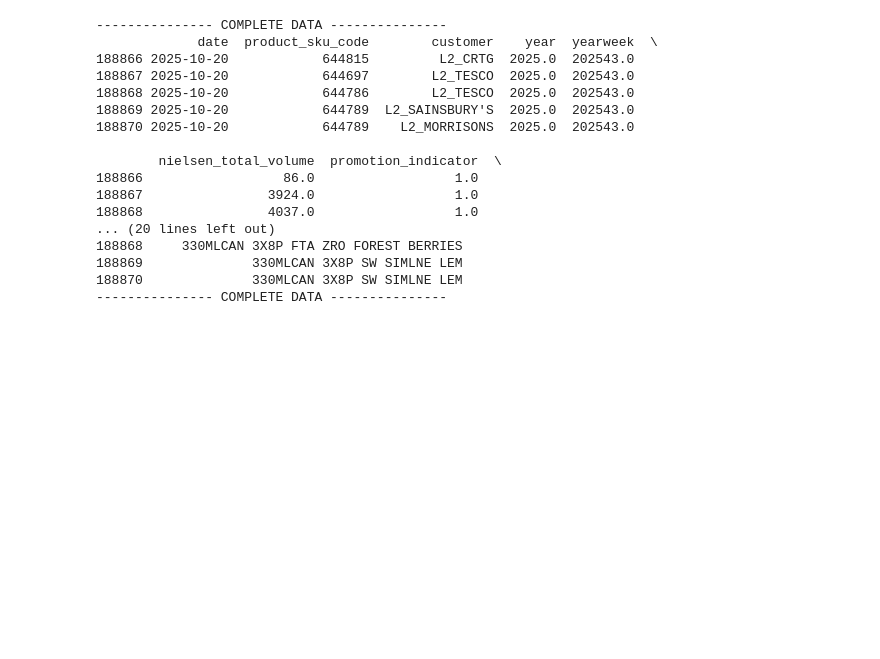
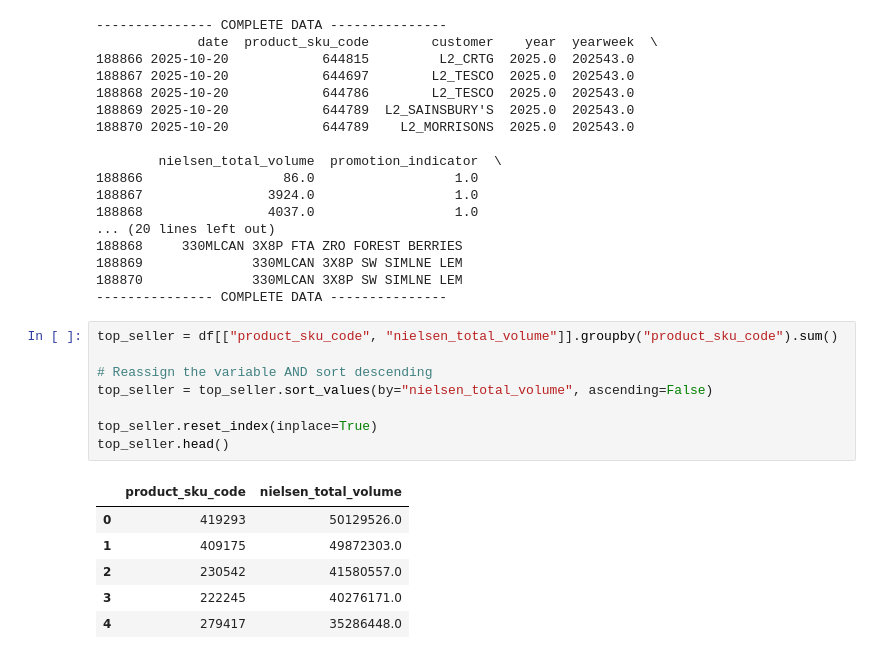
Before and after one commit to gw3nnipi3/baseline-sales-modelling, a Jupyter notebook: notebooks/cannibalisationTest.ipynb, the cells around one changed output. Drawn from its saved outputs; the diff is of its cells as text; blank space fills up the shorter version.

```diff
--- a/notebooks/cannibalisationTest.ipynb
+++ b/notebooks/cannibalisationTest.ipynb
@@ -452,3 +504,18 @@ df = load_data("dataGB.xlsx")
 188869              330MLCAN 3X8P SW SIMLNE LEM
 188870              330MLCAN 3X8P SW SIMLNE LEM
 --------------- COMPLETE DATA ---------------
+# %%
+top_seller = df[["product_sku_code", "nielsen_total_volume"]].groupby("product_sku_code").sum()
+
+# Reassign the variable AND sort descending
+top_seller = top_seller.sort_values(by="nielsen_total_volume", ascending=False)
+
+top_seller.reset_index(inplace=True)
+top_seller.head()
+# %% [output]
+|  | product_sku_code | nielsen_total_volume |
+| 0 | 419293 | 50129526.0 |
+| 1 | 409175 | 49872303.0 |
+| 2 | 230542 | 41580557.0 |
+| 3 | 222245 | 40276171.0 |
+| 4 | 279417 | 35286448.0 |
```
Also changed, not shown: parts of 10 cells of this notebook, 8 other files.
